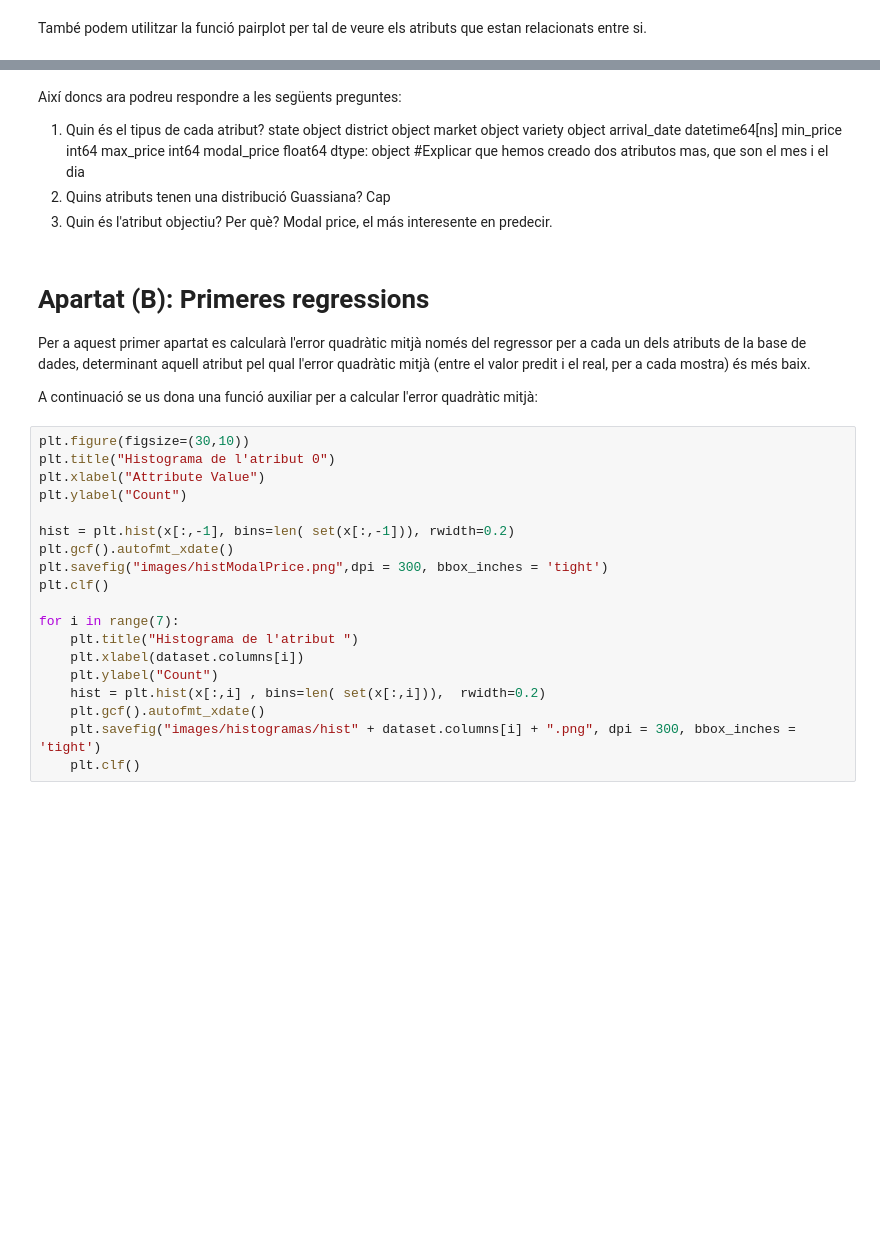
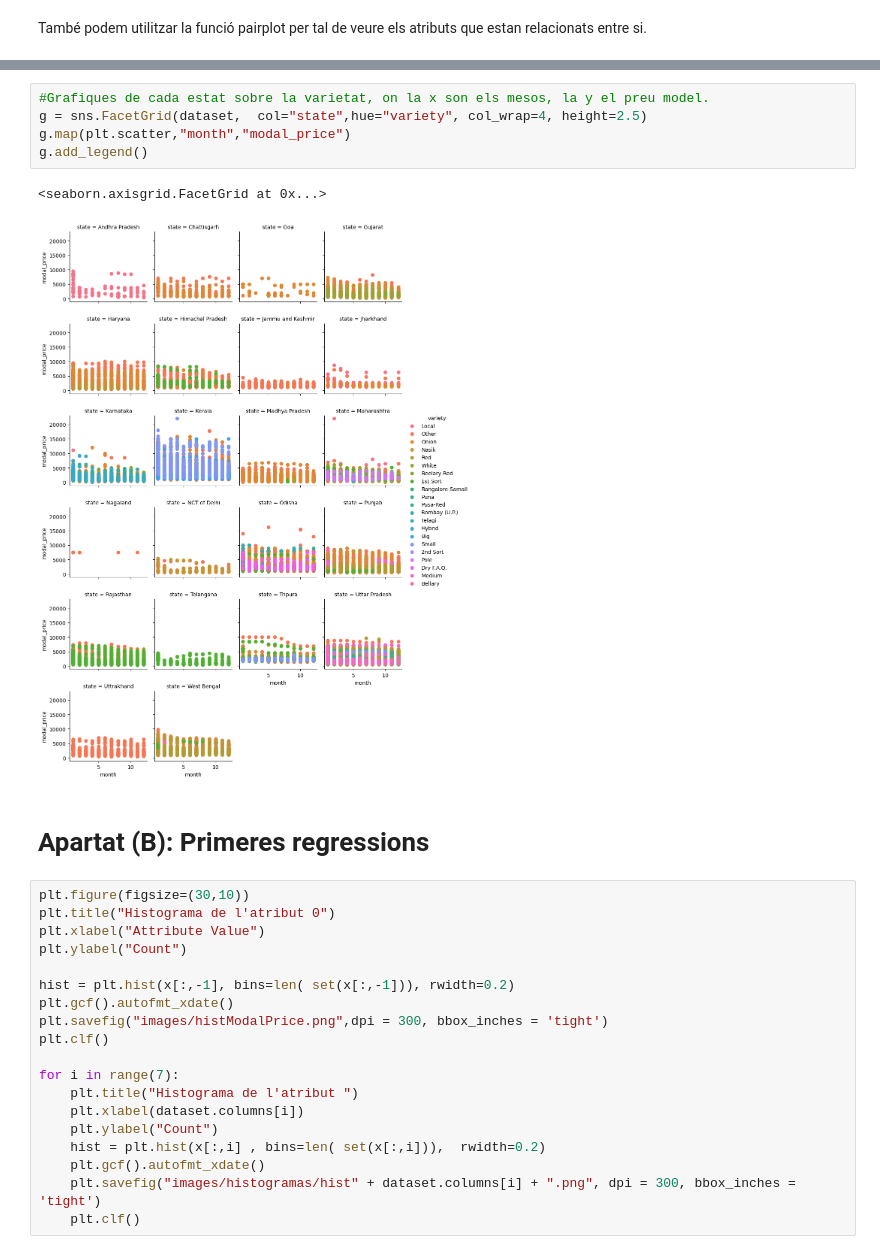
Before and after one commit to jonaprg/Onion-Price-prediction-using-regression, a Jupyter notebook: Practica1-RegressionGPA404.ipynb, the cells around one changed output, grey strips where cells are left out. Saved outputs shown, nothing was run; the diff lists cells and outputs as text; blank space fills up the shorter version.

```diff
--- a/Practica1-RegressionGPA404.ipynb
+++ b/Practica1-RegressionGPA404.ipynb
@@ -128,29 +165,15 @@ plt.savefig("images/correlacio.png", dpi = 300, bbox_inches = 'tight')
 # %% [output]
 [figure]
-# %% [markdown]
-Així doncs ara podreu respondre a les següents preguntes:
-
-1. Quin és el tipus de cada atribut?
-state                   object
-district                object
-market                  object
-variety                 object
-arrival_date    datetime64[ns]
-min_price                int64
-max_price                int64
-modal_price            float64
-dtype: object
-#Explicar que hemos creado dos atributos mas, que son el mes i el dia
-2. Quins atributs tenen una distribució Guassiana?
-Cap
-3. Quin és l'atribut objectiu? Per què?
-Modal price, el más interesente en predecir.
-# %% [markdown]
-# Apartat (B): Primeres regressions
-
-Per a aquest primer apartat es calcularà l'error quadràtic mitjà només del regressor per a cada un dels atributs de la base de dades, determinant aquell atribut pel qual l'error quadràtic mitjà (entre el valor predit i el real, per a cada mostra) és més baix.
-
-A continuació se us dona una funció auxiliar per a calcular l'error quadràtic mitjà:
+# %%
+#Grafiques de cada estat sobre la varietat, on la x son els mesos, la y el preu model.
+g = sns.FacetGrid(dataset,  col="state",hue="variety", col_wrap=4, height=2.5)
+g.map(plt.scatter,"month","modal_price")
+g.add_legend()
+# %% [output]
+<seaborn.axisgrid.FacetGrid at 0x...>
+[figure, added]
+# %% [markdown]
+# Apartat (B): Primeres regressions
 # %%
 plt.figure(figsize=(30,10))
 plt.title("Histograma de l'atribut 0")
```
Also changed, not shown: parts of 36 cells of this notebook.
